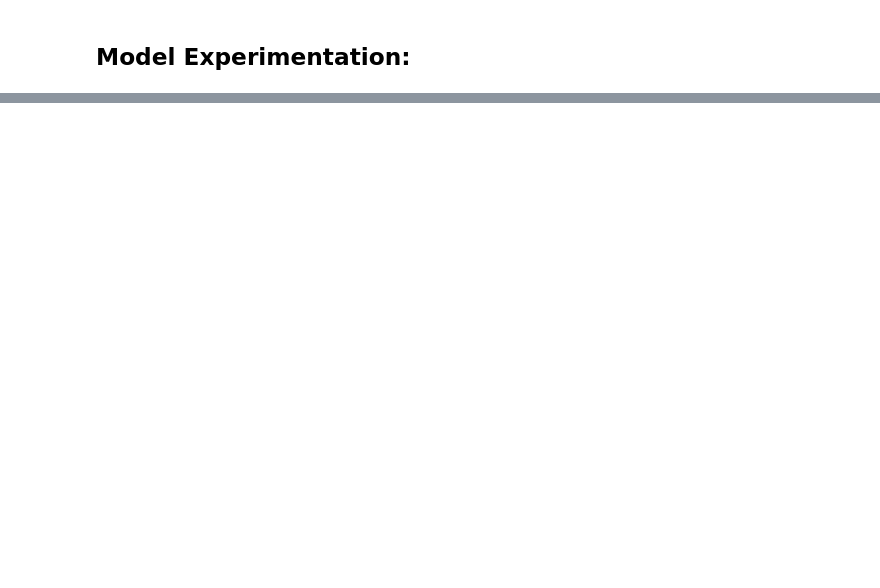
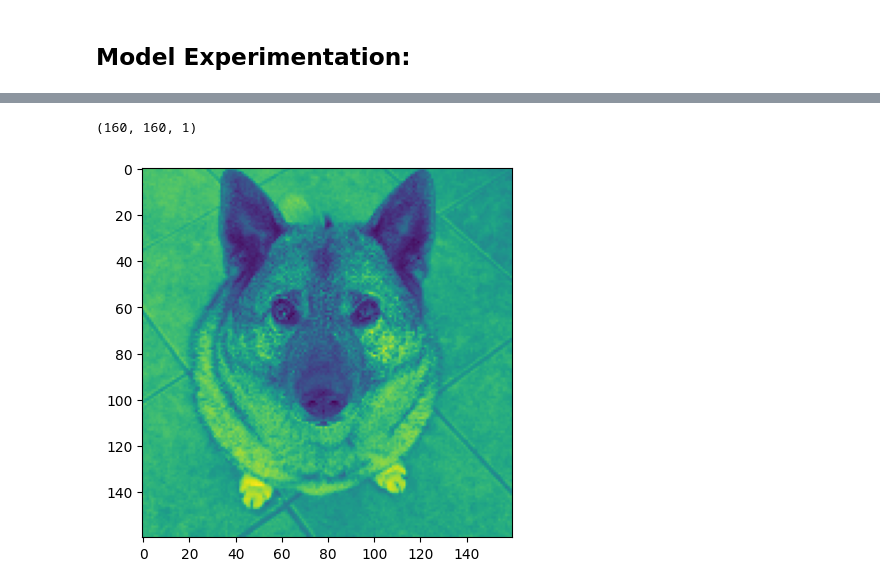
Before and after one commit to Yug-Oswal/imagenet-imagecoloring, a Jupyter notebook: imagecolor-init.ipynb, the cells around one changed output, grey strips where cells are left out. Saved outputs shown, nothing was run; the diff lists cells and outputs as text; code cells hidden in the pictures; blank space fills up the shorter version.

```diff
--- a/imagecolor-init.ipynb
+++ b/imagecolor-init.ipynb
@@ -187,0 +188,6 @@ _________________________________________________________________
+# %%
+plt.imshow(batch[0][0])
+print(batch[0][0].shape)
+# %% [output]
+(160, 160, 1)
+[figure, added]
```
Also changed, not shown: parts of 14 cells of this notebook.
